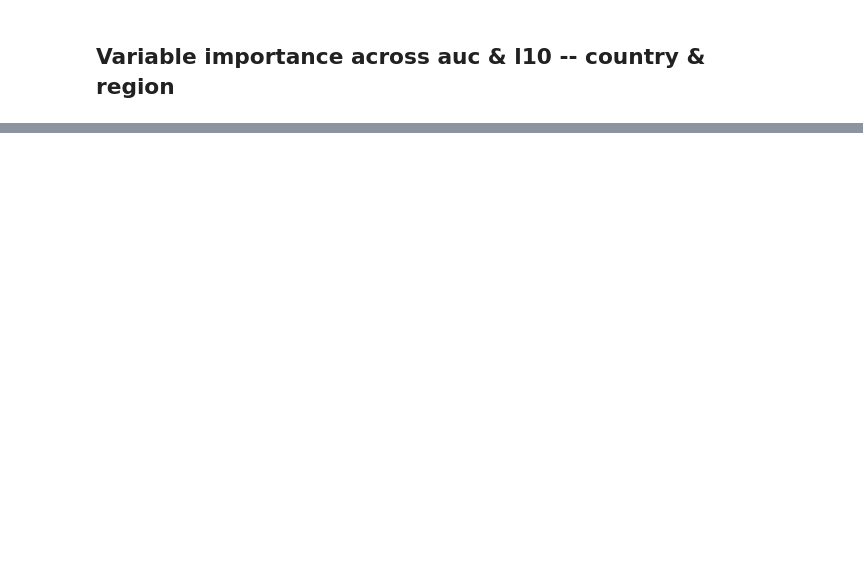
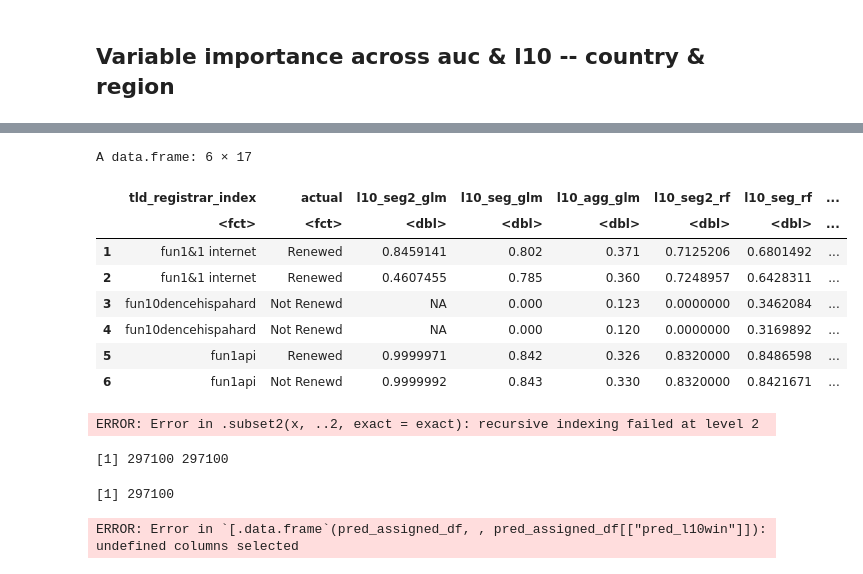
Before and after one commit to liouviaglou/Domains, a Jupyter notebook: scripts/phaseII_05_metalearning/_meta_RF.ipynb, the cells around one changed output, grey strips where cells are left out. Cells and saved outputs as stored; diff of their text form; code cells hidden in the pictures; blank space fills up the shorter version.

```diff
--- a/scripts/phaseII_05_metalearning/_meta_RF.ipynb
+++ b/scripts/phaseII_05_metalearning/_meta_RF.ipynb
@@ -1356,0 +1375,7 @@ A data.frame: 42 × 4
+# %%
+pred_df <- metrics_df[-train_ind,]
+pred_df$pred_l10win <- pred$win
+# dim(pred_df)
+# names(pred_df)
+pred_df_lookup <- pred_df %>% select(auc_win, l10_win, pred_l10win, tld_reseller)
+head(pred_df_lookup)
@@ -1356,0 +1418,5 @@ A data.frame: 42 × 4
+# %%
+pred_assigned_df <- merge(predictions_df,pred_df_lookup, by.x='tld_registrar_index', by.y='tld_reseller', all=TRUE)
+dim(predictions_df)
+dim(pred_assigned_df)
+head(pred_assigned_df %>% filter(tld_registrar_index=='sitegmo'))
@@ -1356,0 +1447,36 @@ A data.frame: 42 × 4
+# %%
+# rename columns to correspond with pred_l10win values
+names(pred_assigned_df) <- c('tld_registrar_index','actual',
+                             'l10_seg2_glm',    'l10_seg_glm',    'l10_agg_glm',    'l10_seg2_rf',    'l10_seg_rf',    'l10_agg_rf',
+#                              'pred_df_seg2_glm','pred_df_seg_glm','pred_df_agg_glm','pred_df_seg2_rf','pred_df_seg_rf','pred_df_agg_rf',
+                             'reseller','n','domain_id','domain','auc_win','l10_win','pred_l10win','pred_assigned')
+# replace na values in pred_10win, create a fill column for those missing/"none" values
+pred_assigned_df <- pred_assigned_df %>%
+  mutate_at(vars(pred_l10win), ~replace_na(., "none"))
+pred_assigned_df$none <- NA
+head(pred_assigned_df)
+# %% [output]
+A data.frame: 6 × 17
+|  | tld_registrar_index | actual | l10_seg2_glm | l10_seg_glm | l10_agg_glm | l10_seg2_rf | l10_seg_rf | ... |
+|  | <fct> | <fct> | <dbl> | <dbl> | <dbl> | <dbl> | <dbl> | ... |
+| 1 | fun1&1 internet | Renewed | 0.8459141 | 0.802 | 0.371 | 0.7125206 | 0.6801492 | ... |
+| 2 | fun1&1 internet | Renewed | 0.4607455 | 0.785 | 0.360 | 0.7248957 | 0.6428311 | ... |
+| 3 | fun10dencehispahard | Not Renewd | NA | 0.000 | 0.123 | 0.0000000 | 0.3462084 | ... |
+| 4 | fun10dencehispahard | Not Renewd | NA | 0.000 | 0.120 | 0.0000000 | 0.3169892 | ... |
+| 5 | fun1api | Renewed | 0.9999971 | 0.842 | 0.326 | 0.8320000 | 0.8486598 | ... |
+| 6 | fun1api | Not Renewd | 0.9999992 | 0.843 | 0.330 | 0.8320000 | 0.8421671 | ... |
+# %%
+# pull value from pred_assigned from column specified in pred_l10win
+# pred_assigned_df$pred_assigned <-
+x <- pred_assigned_df[[,pred_assigned_df[['pred_l10win']]]]
+head(x)
+# %% [output]
+ERROR: Error in .subset2(x, ..2, exact = exact): recursive indexing failed at level 2
+# %%
+dim(x)
+# %% [output]
+[1] 297100 297100
+# %%
+length(x)
+# %% [output]
+[1] 297100
@@ -1356,0 +1487,5 @@ A data.frame: 42 × 4
+# %%
+
+head(pred_assigned_df)
+# %% [output]
+ERROR: Error in `[.data.frame`(pred_assigned_df, , pred_assigned_df[["pred_l10win"]]): undefined columns selected
```
Also changed, not shown: parts of 31 cells of this notebook, 1 other file.
